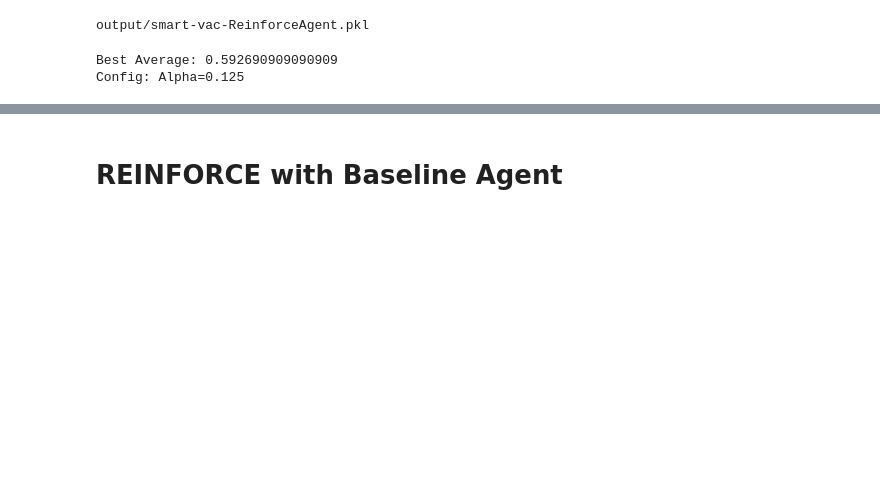
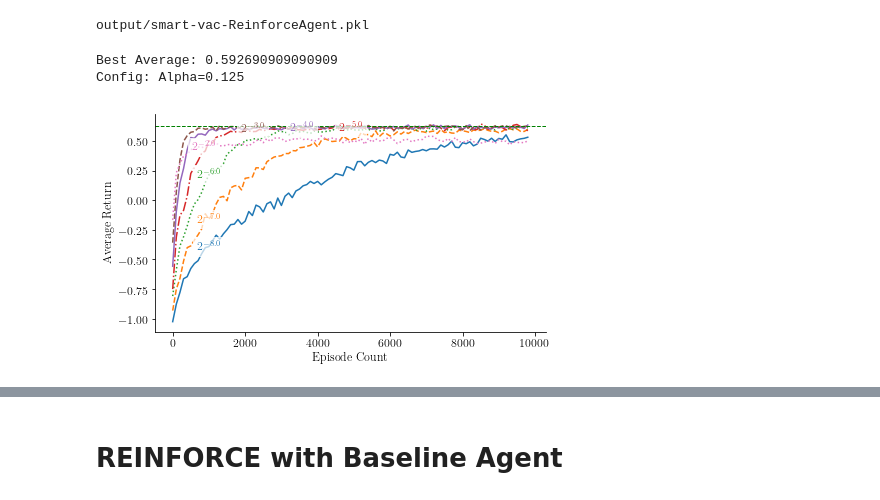
Before and after one commit to nimamahmoudi/rlai-policy-gradient-methods, a Jupyter notebook: final1_smart_vacuum-Copy1.ipynb, the cells around one changed output, grey strips where cells are left out. Drawn from its saved outputs; the diff is of its cells as text; code cells hidden in the pictures; blank space fills up the shorter version.

```diff
--- a/final1_smart_vacuum-Copy1.ipynb
+++ b/final1_smart_vacuum-Copy1.ipynb
@@ -237,6 +307,37 @@ print(results)
 # %% [output]
 Best Average: 0.592690909090909
 Config: Alpha=0.125
+# %%
+# Testing with labeling
+# Plot over time
+plt.figure(1, figsize=(7,4))
+plt.plot(np.array(list(range(len(all_avg_plots[0]))))*plot_count, np.array(all_avg_plots[:-1]).T)
+# plt.title(f'Average Return in {episode_count} episodes')
+plt.xlabel(f'Episode Count')
+# plt.ylabel(f'Average Return in {plot_count} episodes')
+plt.ylabel(f'Average Return')
+# plt.ylabel(f'Total reward on episode averaged over {plot_count} episodes and {num_of_tests} runs')
+# plt.ylabel(f'Total Reward on Episode')
+# plt.legend([f'alpha={alpha_base}^{alpha_pow:.2f}' for alpha_pow in alpha_pows[:-1]])
+plt.axhline(y=best_performance, linewidth=1, color="g", linestyle='--')
+
+lines = plt.gca().get_lines()
+l1=lines[-1]
+# labelLine(l1,0.6,label=r'$Re=${}'.format(l1.get_label()),ha='left',va='bottom',align = False)
+
+ax = lines[0].axes
+xmin,xmax = ax.get_xlim()
+labLines = [f'${alpha_base}^{{ {alpha_pow:.1f} }}$' for alpha_pow in alpha_pows[:-1]]
+xvals = np.linspace(xmax,xmin,len(labLines)+2)[1:-1]
+xvals[0] = 1000
+xvals[1] = 1000
+xvals[2] = 1000
+labelLines(lines,align=False,labels=labLines,
+          xvals = xvals)
+plt.savefig(f'{figs_folder}smart_vac_{agent_name}_episodes_{episode_count}_leg.pdf')
+plt.show()
+# %% [output]
+[figure, added]
 # %%
 # Plot over time
 plt.figure(1, figsize=(7,4))
```
Also changed, not shown: parts of 9 cells of this notebook, 10 other files.
